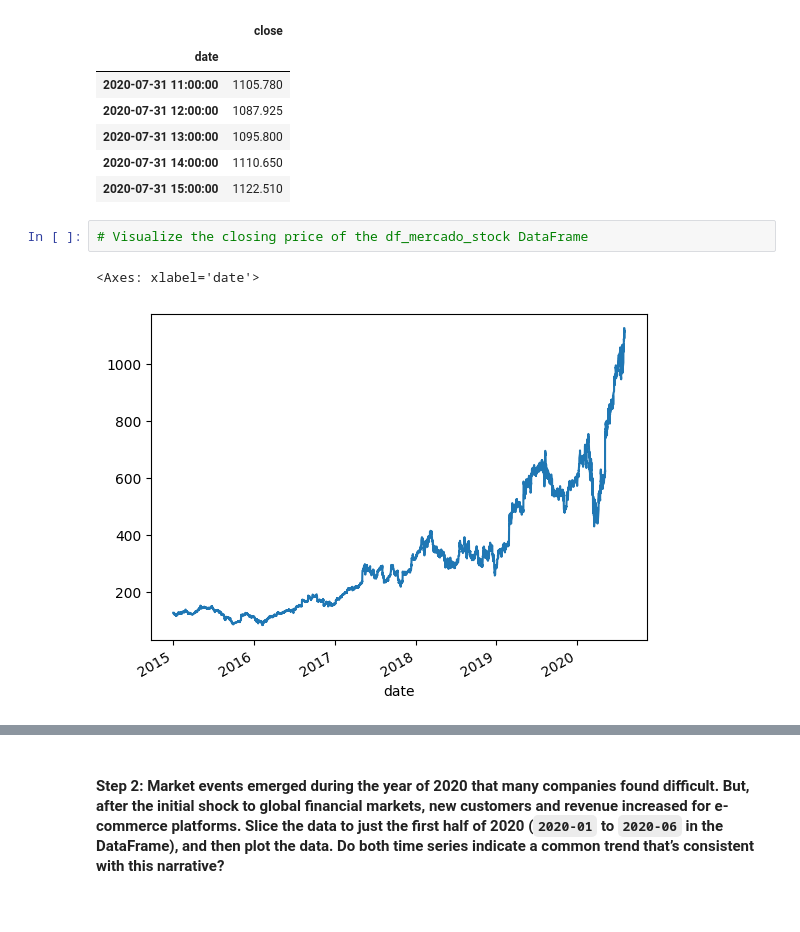
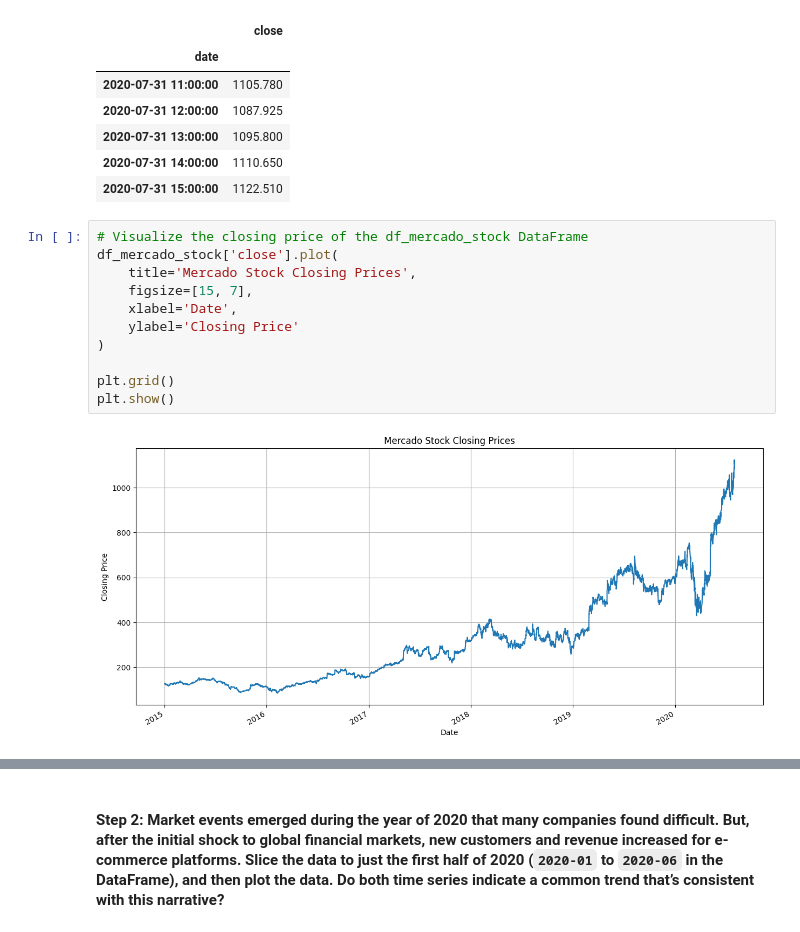
Before and after one commit to florinamonroy/Prophet-Challenge, a Jupyter notebook: forecasting_net_prophet.ipynb, the cells around one changed output, grey strips where cells are left out. Drawn from its saved outputs; the diff is of its cells as text.

```diff
--- a/forecasting_net_prophet.ipynb
+++ b/forecasting_net_prophet.ipynb
@@ -226,9 +284,17 @@ display(df_mercado_stock.tail())
 | 2020-07-31 15:00:00 | 1122.510 |
 # %%
 # Visualize the closing price of the df_mercado_stock DataFrame
+df_mercado_stock['close'].plot(
+    title='Mercado Stock Closing Prices',
+    figsize=[15, 7],
+    xlabel='Date',
+    ylabel='Closing Price'
+)
+
+plt.grid()
+plt.show()
 # %% [output]
-<Axes: xlabel='date'>
-[figure, old version]
+[figure, new version]
 # %%
 # Concatenate the df_mercado_stock DataFrame with the df_mercado_trends DataFrame
 # Concatenate the DataFrame by columns (axis=1), and drop and rows with only one column of data
```
Also changed, not shown: parts of 43 cells of this notebook.
